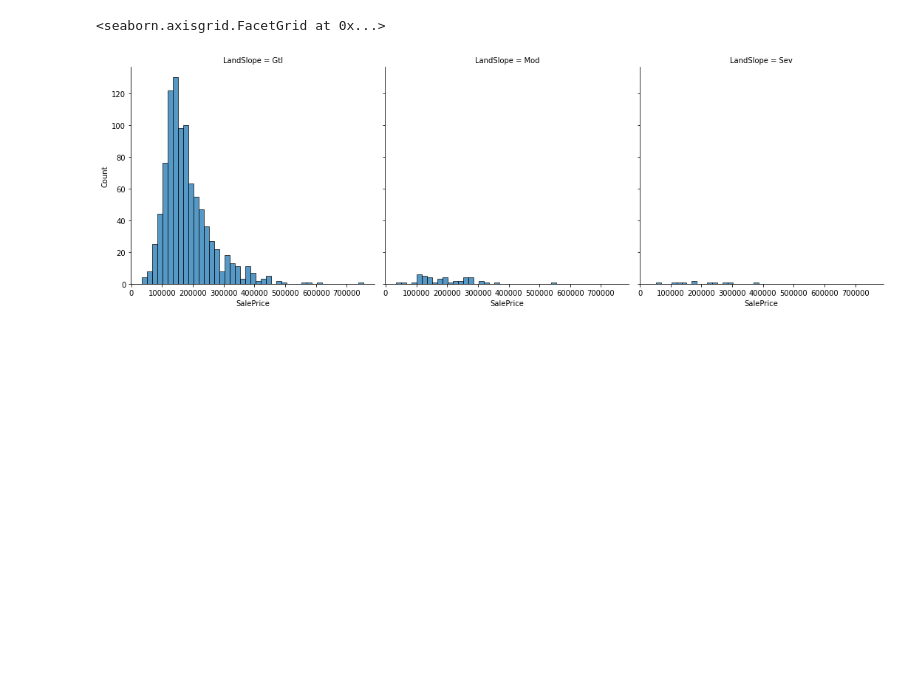
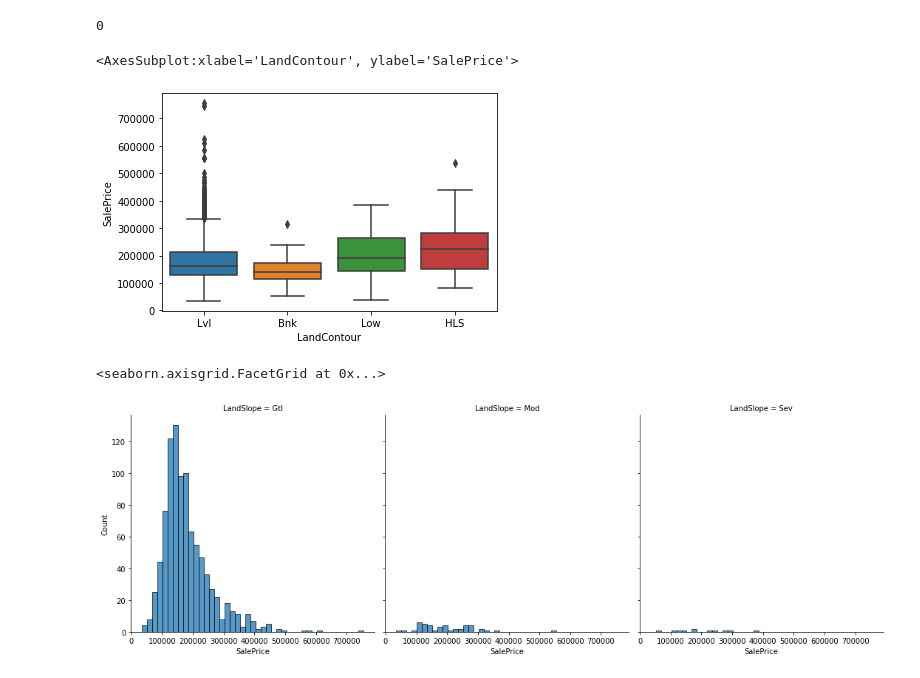
Before and after one commit to Nir24/ECE-196_MLProj, a Jupyter notebook: Main.ipynb, the cells around one changed output. Drawn from its saved outputs; the diff is of its cells as text; code cells hidden in the pictures; blank space fills up the shorter version.

```diff
--- a/Main.ipynb
+++ b/Main.ipynb
@@ -17,3 +114,11 @@ House_df.head()
+# %%
+#Variable LandContour
+print(House_df["LandContour"].isna().sum()) ## Check if there are NaN values
+sns.boxplot(x = House_df["LandContour"] , y = House_df["SalePrice"])
+# %% [output]
+0
+<AxesSubplot:xlabel='LandContour', ylabel='SalePrice'>
+[figure, added]
 # %%
 
 House_df_first_1000 = House_df[:1000]
```
Also changed, not shown: parts of 11 cells of this notebook, 1 other file.
